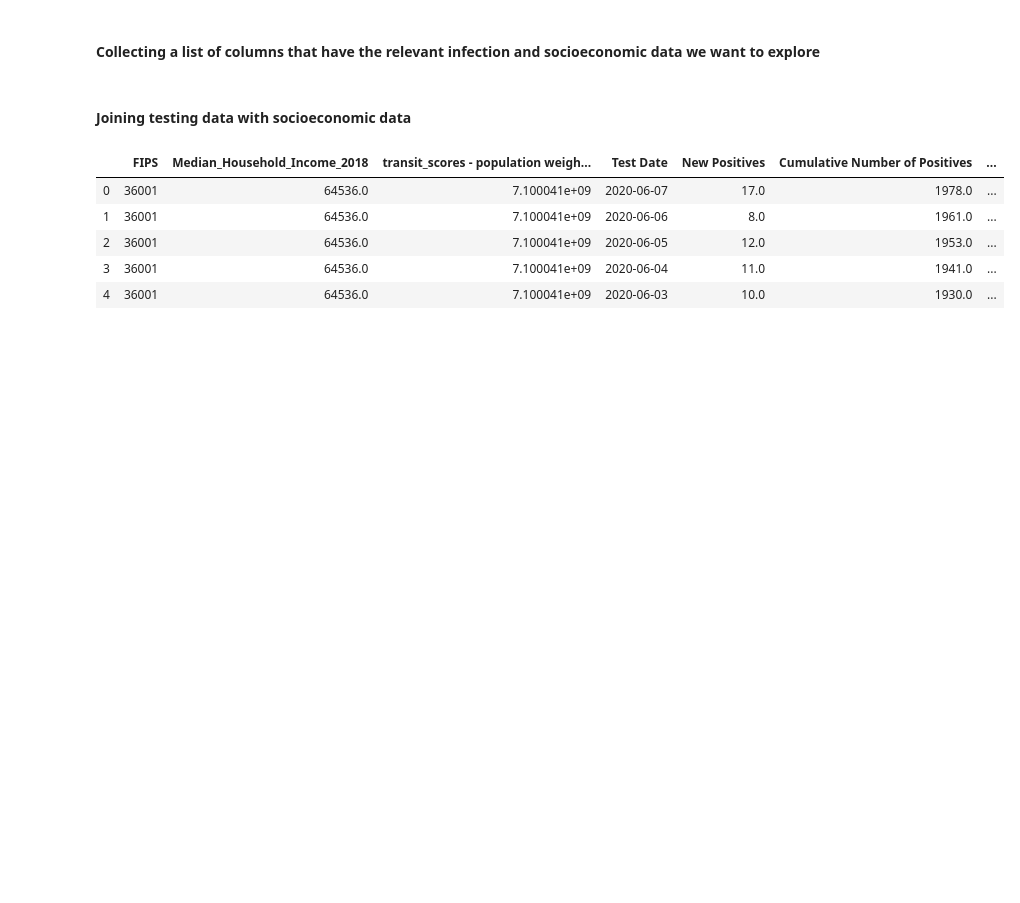
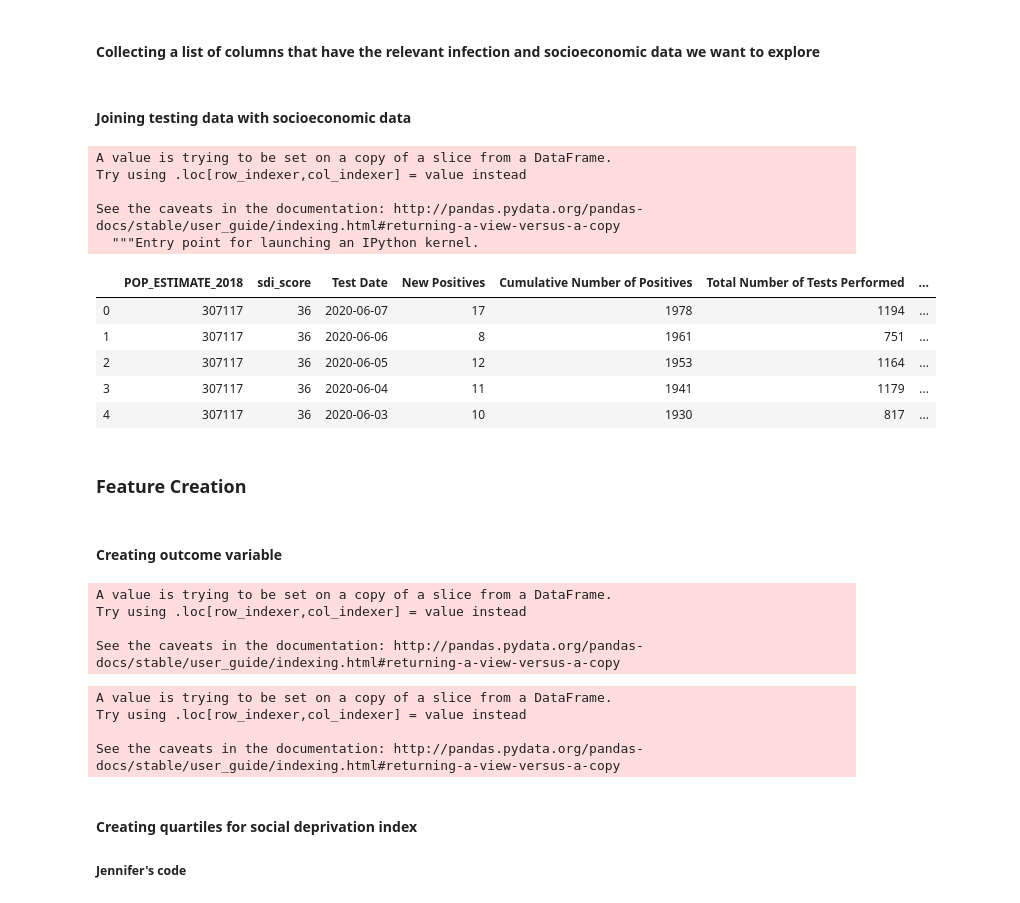
Before and after one commit to smruthiramesh/MIT_COVID-19_Datathon, a Jupyter notebook: data_creation.ipynb, the cells around one changed output. Cells and saved outputs as stored; diff of their text form; code cells hidden in the pictures; blank space fills up the shorter version.

Commit message:
new outcome variable and jennifer's sdi code

```diff
--- a/data_creation.ipynb
+++ b/data_creation.ipynb
@@ -41,3 +80,3 @@ county_code_df = county_codes.groupby(['County Name','County FIPS']).size().rese
 # %%
-#joining ny data w codes data to get FIPS info
-ny_data_fips = ny_data.set_index("County").join(county_code_df.set_index("County Name")).astype({'County FIPS': 'int32'})
+# joining ny data w SDI data (on county names)
+ny_data_fips = ny_data.set_index("County").join(sdi_ny.set_index("County Name")).astype({'County FIPS': 'int32'})
@@ -44,17 +98,15 @@ ny_data_fips = ny_data.set_index("County").join(county_code_df.set_index("County
 # %% [markdown]
 #### Collecting a list of columns that have the relevant infection and socioeconomic data we want to explore
 # %%
-relevant_ses_columns = ["Median_Household_Income_2018",\
-                        "transit_scores - population weighted averages aggregated from town/city level to county"]
 relevant_infection_columns = ['Test Date','New Positives',\
-                              'Cumulative Number of Positives',\
-                              'Total Number of Tests Performed','Cumulative Number of Tests Performed',]
+                              'Cumulative Number of Positives',
+                              'Total Number of Tests Performed','Cumulative Number of Tests Performed', 'County FIPS']
+relevant_ses_columns = ['POP_ESTIMATE_2018', 'sdi_score']
 # %% [markdown]
 #### Joining testing data with socioeconomic data
 # %%
-#joining infection w socioeconomic
-joined_df = county_data[county_data['State']=='NY'\
-                               ].set_index('FIPS').join(ny_data_fips.set_index('County FIPS'))
-#dropping null column
-joined_df = joined_df[relevant_ses_columns\
-                                      +relevant_infection_columns].drop(36000)
+# joining infection w socioeconomic
+joined_df = county_data[county_data['State']=='NY'].merge(ny_data_fips,left_on='FIPS', right_on='County FIPS')
+
+# selecting relevant columns
+df = joined_df[relevant_ses_columns+relevant_infection_columns]
@@ -65,9 +113,17 @@ joined_df['Test Date'] = pd.to_datetime(joined_df['Test Date'])
+# %%
+df['Test Date'] = pd.to_datetime(df['Test Date'])
+# %% [output]
+A value is trying to be set on a copy of a slice from a DataFrame.
+Try using .loc[row_indexer,col_indexer] = value instead
+
+See the caveats in the documentation: http://pandas.pydata.org/pandas-docs/stable/user_guide/indexing.html#returning-a-view-versus-a-copy
+  """Entry point for launching an IPython kernel.
 # %%
-joined_df.head()
+df.head()
 # %% [output]
-|  | FIPS | Median_Household_Income_2018 | transit_scores - population weigh... | Test Date | New Positives | Cumulative Number of Positives | ... |
-| 0 | 36001 | 64536.0 | 7.100041e+09 | 2020-06-07 | 17.0 | 1978.0 | ... |
-| 1 | 36001 | 64536.0 | 7.100041e+09 | 2020-06-06 | 8.0 | 1961.0 | ... |
-| 2 | 36001 | 64536.0 | 7.100041e+09 | 2020-06-05 | 12.0 | 1953.0 | ... |
-| 3 | 36001 | 64536.0 | 7.100041e+09 | 2020-06-04 | 11.0 | 1941.0 | ... |
-| 4 | 36001 | 64536.0 | 7.100041e+09 | 2020-06-03 | 10.0 | 1930.0 | ... |
+|  | POP_ESTIMATE_2018 | sdi_score | Test Date | New Positives | Cumulative Number of Positives | Total Number of Tests Performed | ... |
+| 0 | 307117 | 36 | 2020-06-07 | 17 | 1978 | 1194 | ... |
+| 1 | 307117 | 36 | 2020-06-06 | 8 | 1961 | 751 | ... |
+| 2 | 307117 | 36 | 2020-06-05 | 12 | 1953 | 1164 | ... |
+| 3 | 307117 | 36 | 2020-06-04 | 11 | 1941 | 1179 | ... |
+| 4 | 307117 | 36 | 2020-06-03 | 10 | 1930 | 817 | ... |
@@ -81,0 +130,23 @@ joined_df = joined_df.rename(columns={'Density per square mile of land area - Po
+# %% [markdown]
+### Feature Creation
+# %% [markdown]
+#### Creating outcome variable
+# %%
+# 7 day rolling average of new cases - avg of new cases from current day + 6 previous days
+df['Rolling Avg New Cases'] = df['New Positives'].rolling(7).mean()
+# %% [output]
+A value is trying to be set on a copy of a slice from a DataFrame.
+Try using .loc[row_indexer,col_indexer] = value instead
+
+See the caveats in the documentation: http://pandas.pydata.org/pandas-docs/stable/user_guide/indexing.html#returning-a-view-versus-a-copy
+# %%
+# rolling average normalized by population*100,000 - per capita rate of new cases
+df['Per Capita Rate'] = (df['Rolling Avg New Cases']/df['POP_ESTIMATE_2018'])*100000
+# %% [output]
+A value is trying to be set on a copy of a slice from a DataFrame.
+Try using .loc[row_indexer,col_indexer] = value instead
+
+See the caveats in the documentation: http://pandas.pydata.org/pandas-docs/stable/user_guide/indexing.html#returning-a-view-versus-a-copy
+# %% [markdown]
+#### Creating quartiles for social deprivation index
+##### Jennifer's code
```
Also changed, not shown: parts of 22 cells of this notebook, 1 other file.
